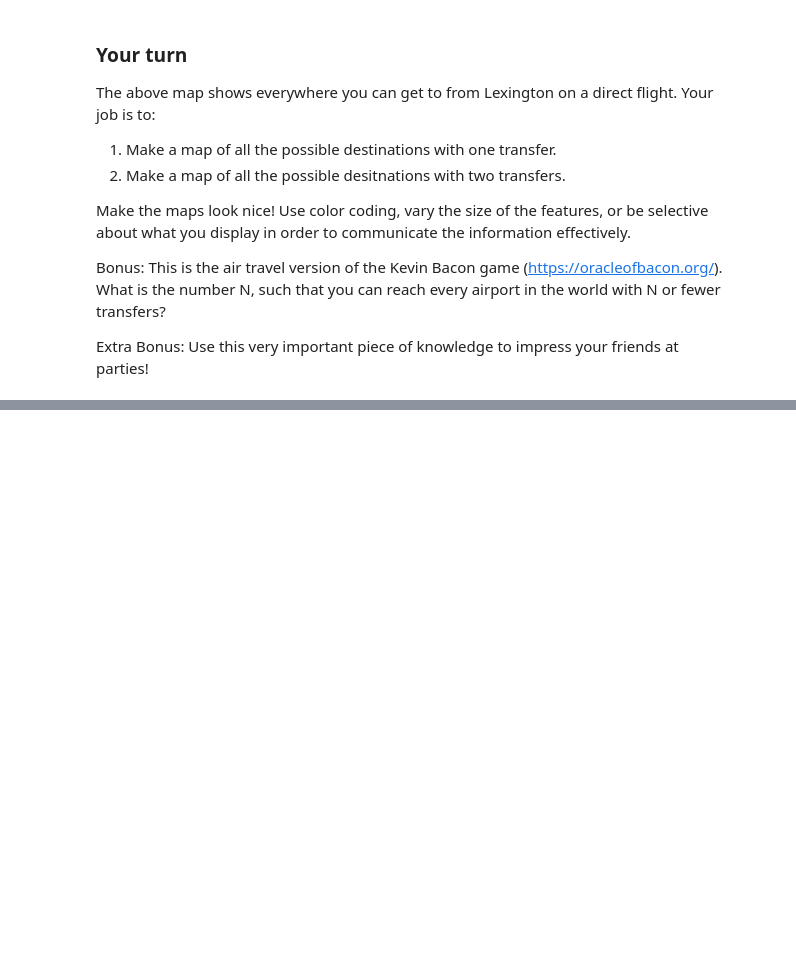
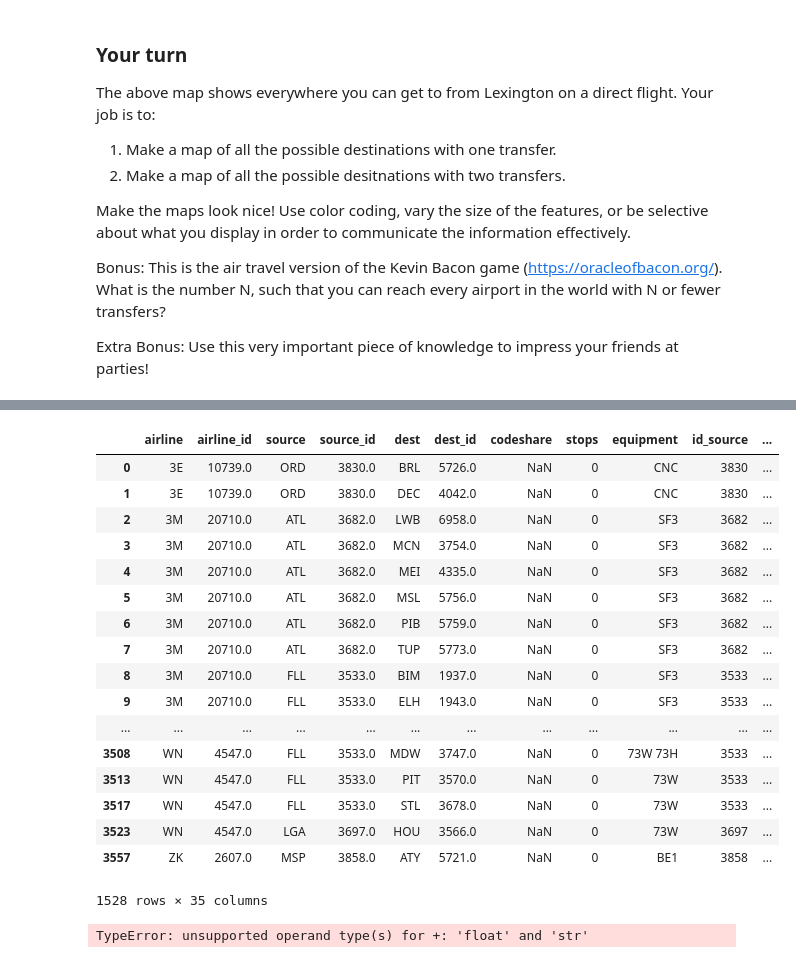
Before and after one commit to MDavis34/ce599, a Jupyter notebook: 08-Mapping/interactive-mapping.ipynb, the cells around one changed output, grey strips where cells are left out. Drawn from its saved outputs; the diff is of its cells as text; code cells hidden in the pictures; blank space fills up the shorter version.

```diff
--- a/08-Mapping/interactive-mapping.ipynb
+++ b/08-Mapping/interactive-mapping.ipynb
@@ -482,0 +524,23 @@ Extra Bonus: Use this very important piece of knowledge to impress your friends
+# %%
+# Now we want to remove the routes that have 'LEX' as a destination so that we don't go back to the same airport.
+first_transfer = first_transfer[first_transfer.dest != 'LEX']
+first_transfer
+# %% [output]
+|  | airline | airline_id | source | source_id | dest | dest_id | codeshare | stops | equipment | id_source | ... |
+| 0 | 3E | 10739.0 | ORD | 3830.0 | BRL | 5726.0 | NaN | 0 | CNC | 3830 | ... |
+| 1 | 3E | 10739.0 | ORD | 3830.0 | DEC | 4042.0 | NaN | 0 | CNC | 3830 | ... |
+| 2 | 3M | 20710.0 | ATL | 3682.0 | LWB | 6958.0 | NaN | 0 | SF3 | 3682 | ... |
+| 3 | 3M | 20710.0 | ATL | 3682.0 | MCN | 3754.0 | NaN | 0 | SF3 | 3682 | ... |
+| 4 | 3M | 20710.0 | ATL | 3682.0 | MEI | 4335.0 | NaN | 0 | SF3 | 3682 | ... |
+| 5 | 3M | 20710.0 | ATL | 3682.0 | MSL | 5756.0 | NaN | 0 | SF3 | 3682 | ... |
+| 6 | 3M | 20710.0 | ATL | 3682.0 | PIB | 5759.0 | NaN | 0 | SF3 | 3682 | ... |
+| 7 | 3M | 20710.0 | ATL | 3682.0 | TUP | 5773.0 | NaN | 0 | SF3 | 3682 | ... |
+| 8 | 3M | 20710.0 | FLL | 3533.0 | BIM | 1937.0 | NaN | 0 | SF3 | 3533 | ... |
+| 9 | 3M | 20710.0 | FLL | 3533.0 | ELH | 1943.0 | NaN | 0 | SF3 | 3533 | ... |
+| ... | ... | ... | ... | ... | ... | ... | ... | ... | ... | ... | ... |
+| 3508 | WN | 4547.0 | FLL | 3533.0 | MDW | 3747.0 | NaN | 0 | 73W 73H | 3533 | ... |
+| 3513 | WN | 4547.0 | FLL | 3533.0 | PIT | 3570.0 | NaN | 0 | 73W | 3533 | ... |
+| 3517 | WN | 4547.0 | FLL | 3533.0 | STL | 3678.0 | NaN | 0 | 73W | 3533 | ... |
+| 3523 | WN | 4547.0 | LGA | 3697.0 | HOU | 3566.0 | NaN | 0 | 73W | 3697 | ... |
+| 3557 | ZK | 2607.0 | MSP | 3858.0 | ATY | 5721.0 | NaN | 0 | BE1 | 3858 | ... |
+1528 rows × 35 columns
@@ -482,0 +554,41 @@ Extra Bonus: Use this very important piece of knowledge to impress your friends
+# %%
+airport_set = set()
+route_set = set()
+
+# Make sure we don't add duplicates, especially for the origins
+for name, row in first_transfer.iterrows():
+
+    if row['source'] not in airport_set:
+        popup_string = row['city_source'] + ' (' + row['source'] + ')'
+        marker = folium.CircleMarker([row["latitude_source"], row["longitude_source"]],
+                                     color='DarkCyan',
+                                     fill_color='DarkCyan',
+                                     radius=5, popup=popup_string)
+        marker.add_to(transfer_air)
+        airport_set.add(row['source'])
+
+    if row['dest'] not in airport_set:
+        popup_string = row['city_dest'] + '(' + row['dest'] + ')'
+        marker = folium.CircleMarker([row["latitude_dest"], row["longitude_dest"]],
+                                     color='MidnightBlue',
+                                     fill_color='MidnightBlue',
+                                     radius=5, popup=popup_string)
+        marker.add_to(transfer_air)
+        airport_set.add(row['dest'])
+
+    # PolyLine will accept a whole list of tuples, not just two
+    if (row['source'],row['dest']) not in route_set:
+        popup_string = row['source'] + '-' + row['dest']
+
+        gc_points = getGreatCirclePoints(row["latitude_source"],
+                                         row["longitude_source"],
+                                         row["latitude_dest"],
+                                         row["longitude_dest"])
+
+        line = folium.PolyLine(gc_points, weight=2, popup=popup_string)
+        line.add_to(transfer_air)
+        route_set.add((row['source'],row['dest']))
+
+transfer_air
+# %% [output]
+TypeError: unsupported operand type(s) for +: 'float' and 'str'
```
Also changed, not shown: parts of 8 cells of this notebook.
